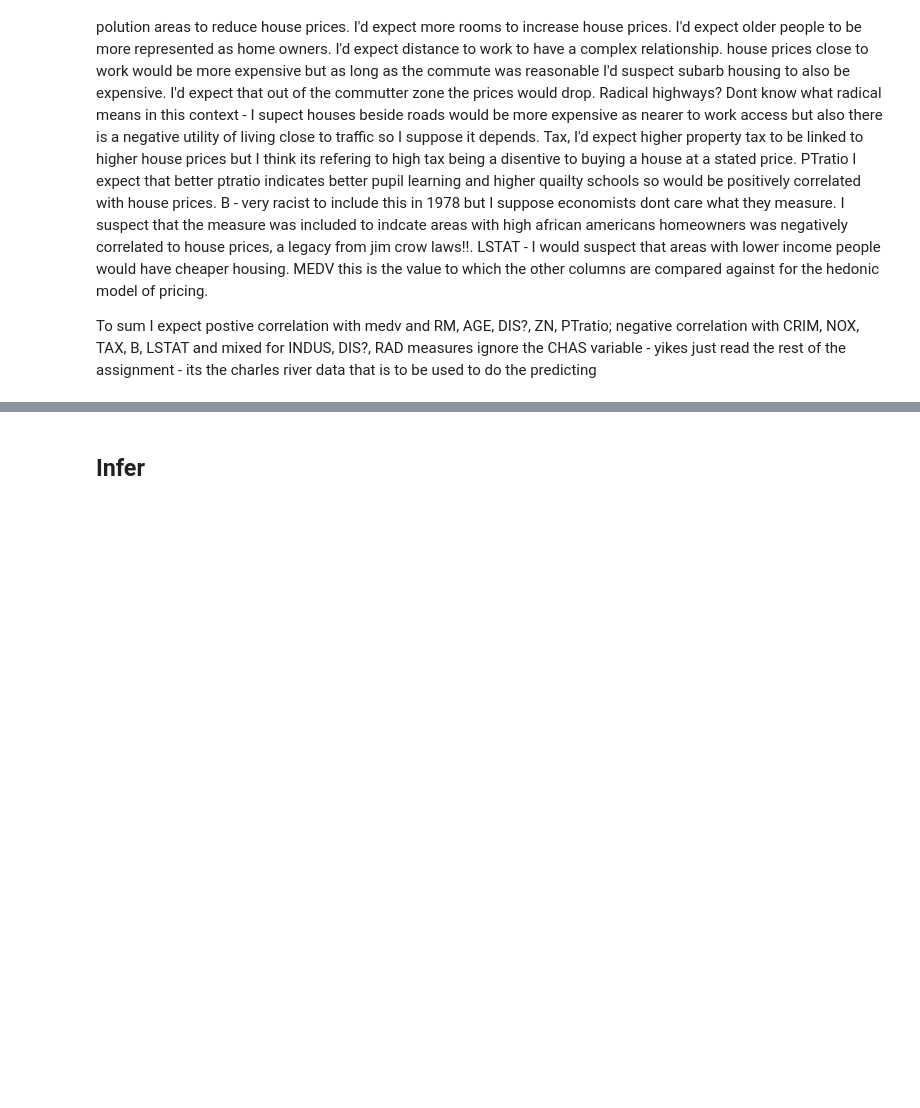
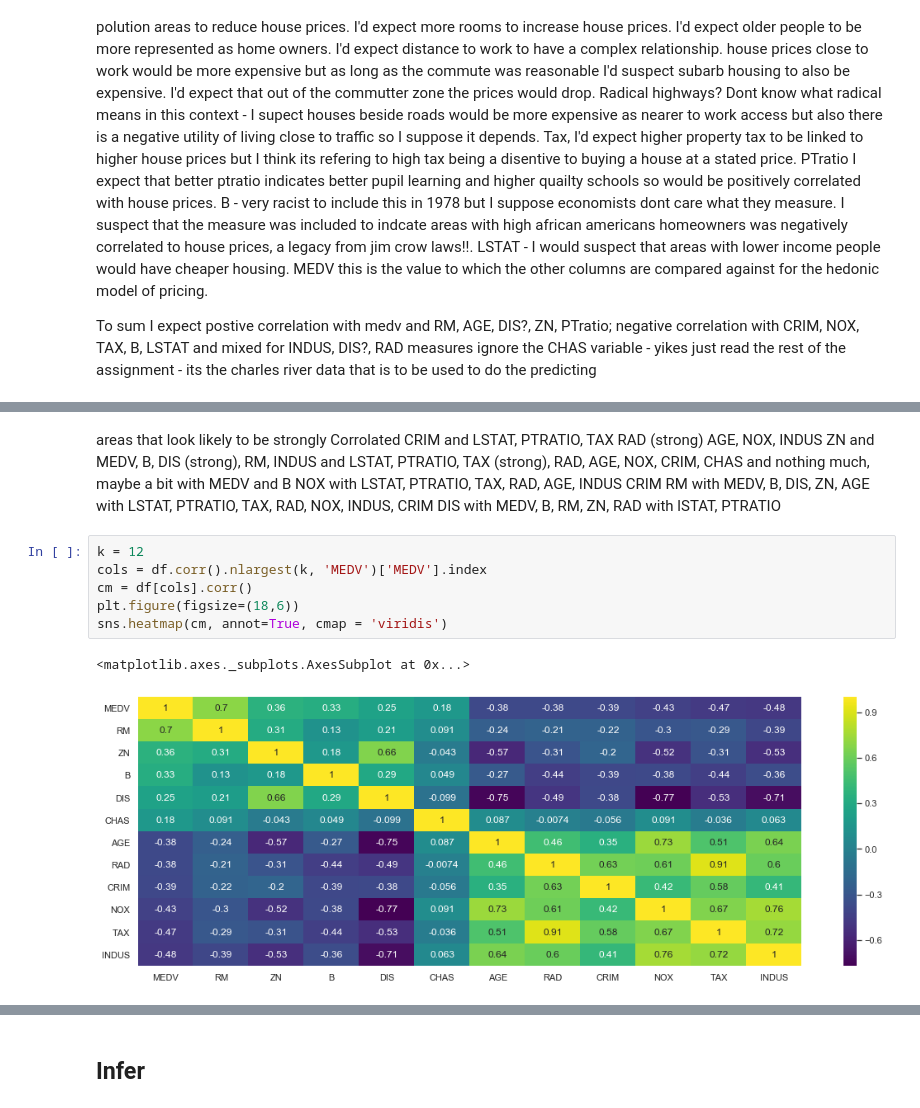
Before and after one commit to Osheah/boston-house-prices, a Jupyter notebook: boston-house-prices.ipynb, the cells around one changed output, grey strips where cells are left out. Saved outputs shown, nothing was run; the diff lists cells and outputs as text; blank space fills up the shorter version.

```diff
--- a/boston-house-prices.ipynb
+++ b/boston-house-prices.ipynb
@@ -269,0 +363,20 @@ ignore the CHAS variable  - yikes just read the rest of the assignment - its the
+# %% [markdown]
+areas that look likely to be strongly Corrolated
+CRIM and LSTAT, PTRATIO, TAX RAD (strong) AGE, NOX, INDUS
+ZN and MEDV, B, DIS (strong), RM,
+INDUS and LSTAT, PTRATIO, TAX (strong), RAD, AGE, NOX, CRIM,
+CHAS and nothing much, maybe a bit with MEDV and B
+NOX with LSTAT, PTRATIO, TAX, RAD, AGE, INDUS CRIM
+RM with MEDV, B, DIS, ZN,
+AGE with LSTAT, PTRATIO, TAX, RAD, NOX, INDUS, CRIM
+DIS with MEDV, B, RM, ZN,
+RAD with lSTAT, PTRATIO
+# %%
+k = 12
+cols = df.corr().nlargest(k, 'MEDV')['MEDV'].index
+cm = df[cols].corr()
+plt.figure(figsize=(18,6))
+sns.heatmap(cm, annot=True, cmap = 'viridis')
+# %% [output]
+<matplotlib.axes._subplots.AxesSubplot at 0x...>
+[figure, added]
```
Also changed, not shown: parts of 38 cells of this notebook.
